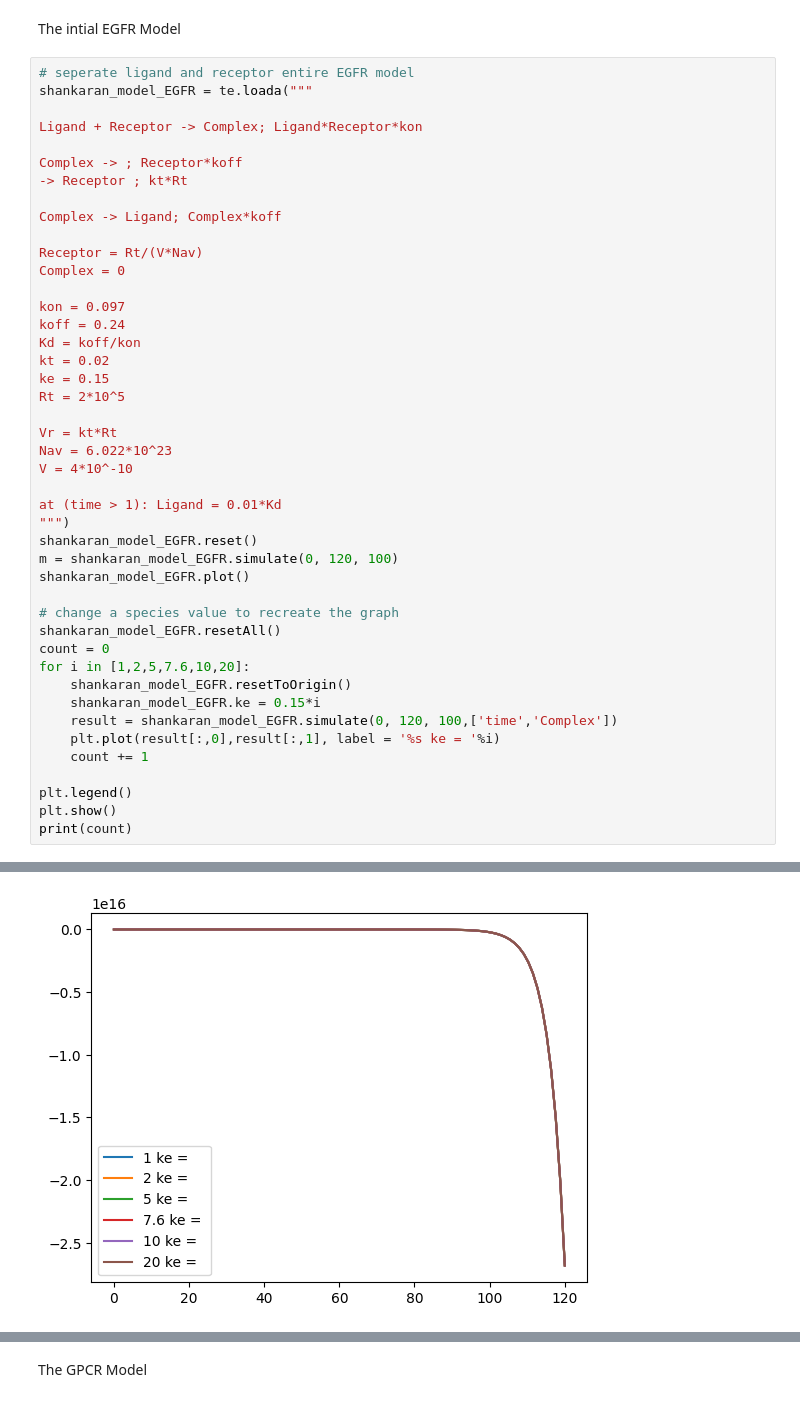
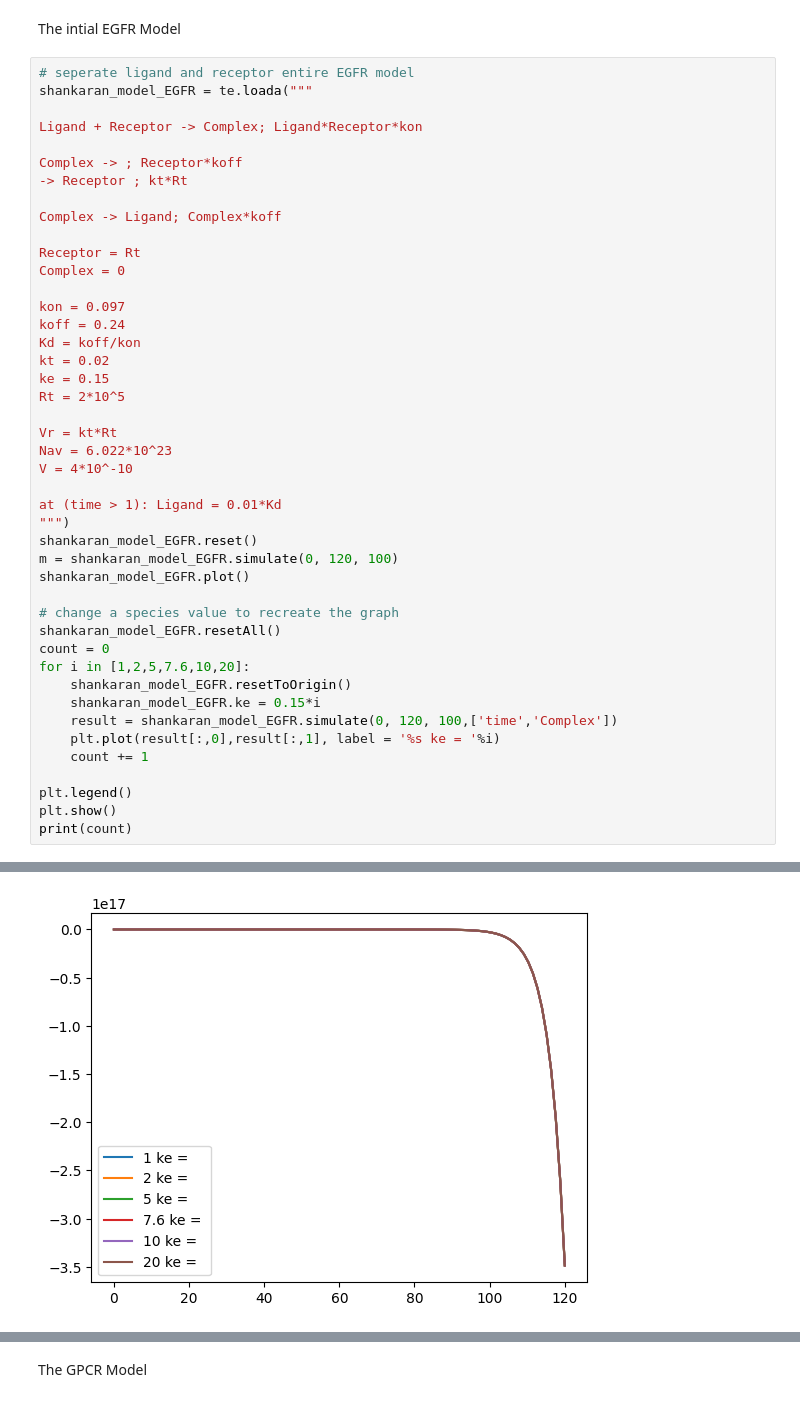
Before and after one commit to Ara101/Recapitulating-Shankaran2007-GPCR-model, a Jupyter notebook: GPCR_model/Shankaran_model.ipynb, the cells around one changed output, grey strips where cells are left out. Drawn from its saved outputs; the diff is of its cells as text.

```diff
--- a/GPCR_model/Shankaran_model.ipynb
+++ b/GPCR_model/Shankaran_model.ipynb
@@ -18,7 +19,7 @@ Complex -> ; Receptor*koff
 
 Complex -> Ligand; Complex*koff
 
-Receptor = Rt/(V*Nav)
+Receptor = Rt
 Complex = 0
 
 kon = 0.097
@@ -56,2 +57,2 @@ print(count)
-[figure, old version]
+[figure, new version]
 6
```
Also changed, not shown: parts of 6 cells of this notebook.
